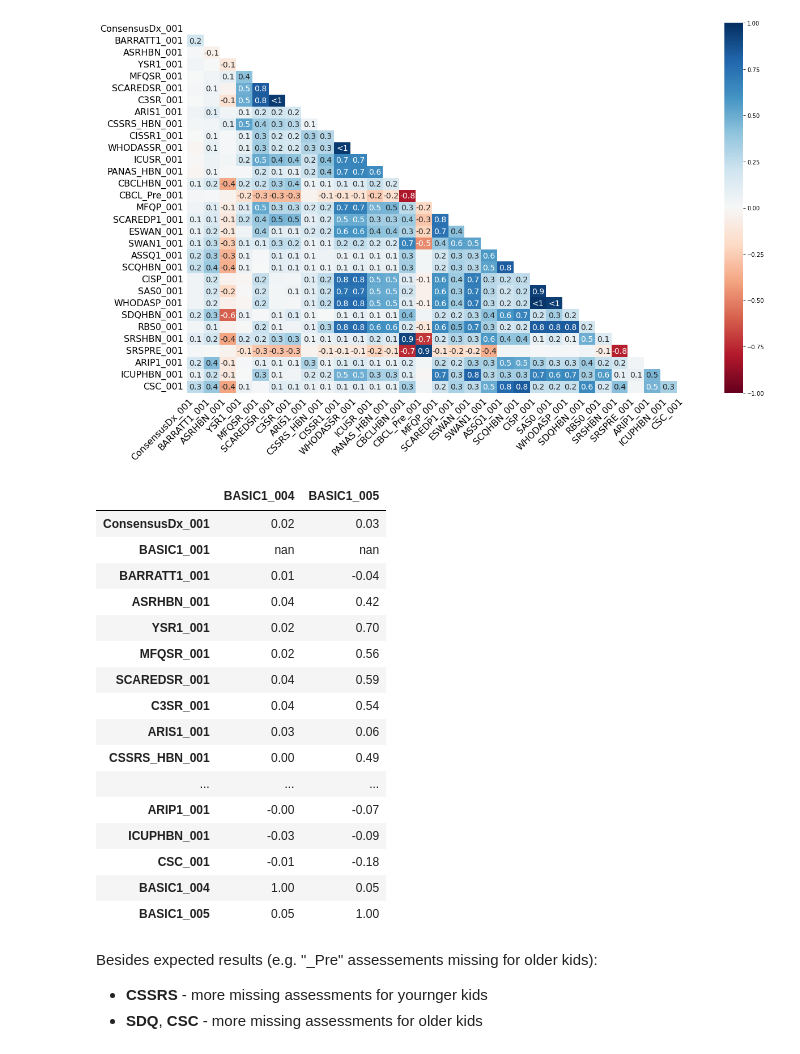
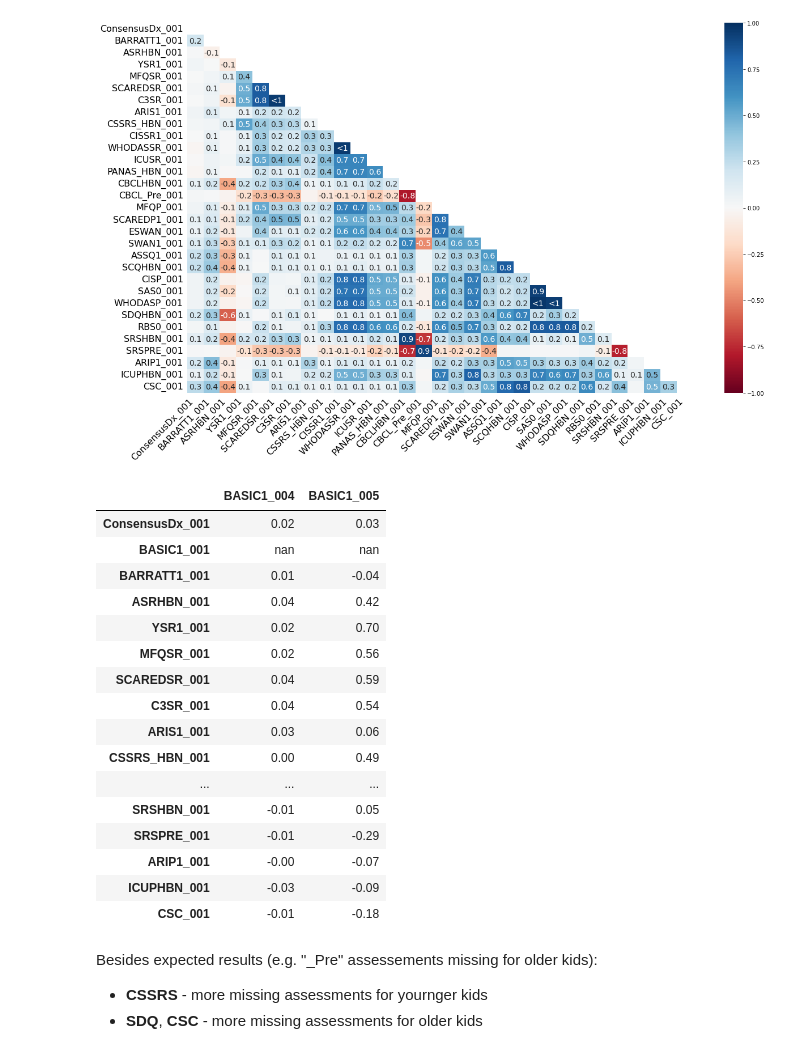
Before and after one commit to charlie42/HBN-explore, a Jupyter notebook: HBN-explore.ipynb, the cells around one changed output. Cells and saved outputs as stored; diff of their text form; code cells hidden in the pictures.

```diff
--- a/HBN-explore.ipynb
+++ b/HBN-explore.ipynb
@@ -517,36 +538,30 @@ msno.heatmap(grouped_coins[assessment_column_names])
 # %%
 # Check if missing columns are dependent on demographics and barratt
 
 data_for_na_report = grouped_coins.copy()
 data_for_na_report[assessment_column_names] = data_for_na_report[assessment_column_names].notnull().astype('int')
 data_for_na_report["ASRHBN_001"].value_counts()
 
-#import seaborn as sns
-
-corr_matrix = data_for_na_report[list(assessment_column_names) + ["BASIC1_004", "BASIC1_005"]].corr()
+corr_matrix = data_for_na_report[list(assessment_column_names) + ["BASIC1_004", "BASIC1_005"]].corr().drop(labels=["BASIC1_004", "BASIC1_005"])
 corr_matrix[["BASIC1_004", "BASIC1_005"]].style.background_gradient(cmap='coolwarm', vmin=-0.8, vmax=0.8).format(precision=2)
-#sns.heatmap(data_for_na_report[list(assessment_column_names) + ["BASIC1_004", "BASIC1_005"]])
-#assessment_column_names
-#data_for_na_report[assessment_column_names].count()
-#data_for_na_report["ASRHBN_001"].value_counts()
 # %% [output]
 |  | BASIC1_004 | BASIC1_005 |
 | ConsensusDx_001 | 0.02 | 0.03 |
 | BASIC1_001 | nan | nan |
 | BARRATT1_001 | 0.01 | -0.04 |
 | ASRHBN_001 | 0.04 | 0.42 |
 | YSR1_001 | 0.02 | 0.70 |
 | MFQSR_001 | 0.02 | 0.56 |
 | SCAREDSR_001 | 0.04 | 0.59 |
 | C3SR_001 | 0.04 | 0.54 |
 | ARIS1_001 | 0.03 | 0.06 |
 | CSSRS_HBN_001 | 0.00 | 0.49 |
 | ... | ... | ... |
+| SRSHBN_001 | -0.01 | 0.05 |
+| SRSPRE_001 | -0.01 | -0.29 |
 | ARIP1_001 | -0.00 | -0.07 |
 | ICUPHBN_001 | -0.03 | -0.09 |
 | CSC_001 | -0.01 | -0.18 |
-| BASIC1_004 | 1.00 | 0.05 |
-| BASIC1_005 | 0.05 | 1.00 |
 # %% [markdown]
 Besides expected results (e.g. "_Pre" assessements missing for older kids):
 * **CSSRS** - more missing assessments for yournger kids
```
Also changed, not shown: parts of 20 cells of this notebook.
